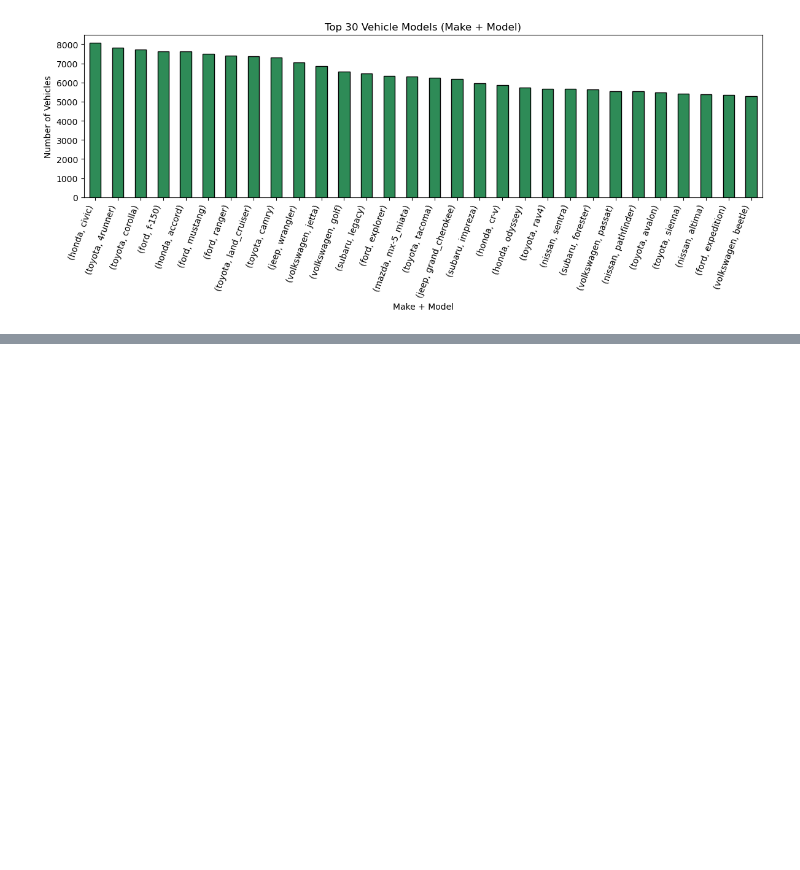
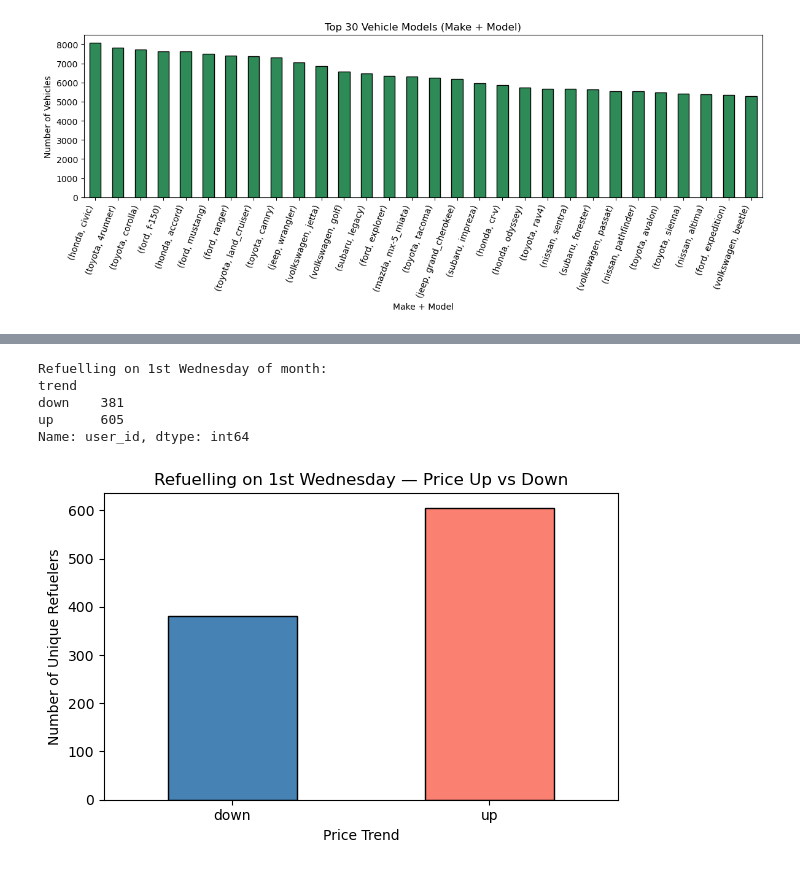
Before and after one commit to WitsPram/IDVE-assignment, a Jupyter notebook: cleaning.ipynb, the cells around one changed output, grey strips where cells are left out. Drawn from its saved outputs; the diff is of its cells as text; code cells hidden in the pictures; blank space fills up the shorter version.

```diff
--- a/cleaning.ipynb
+++ b/cleaning.ipynb
@@ -855,0 +980,25 @@ Length: 2270, dtype: int64
+# %%
+#4.3.5
+
+first_tue_wed = (
+    tmp[tmp["weekday_num"].isin([1, 2])]
+      .groupby(["month", "weekday_num"], observed=True)["day"]
+      .min()
+      .reset_index()
+)
+
+
+df_sa_first = tmp.merge(first_tue_wed, on=["month", "weekday_num", "day"], how="inner")
+
+price_trends = (
+    df_sa_first.groupby(["month", "weekday_num"])["cost_per_gallon_float"]
+               .mean()
+               .unstack()
+)
+
+
+price_trends["trend"] = np.where(price_trends[2] > price_trends[1], "up", "down")
+
+df_sa_first = df_sa_first.merge(price_trends["trend"], on="month", how="left")
+
+df_sa_first[["date_fueled_dt", "weekday_num", "cost_per_gallon_float", "trend"]].head(12)
@@ -855,0 +1019,25 @@ Length: 2270, dtype: int64
+# %%
+#4.3.6
+
+wed_df = df_sa_first[df_sa_first["weekday_num"] == 2]
+
+wed_counts = wed_df.groupby("trend")["user_id"].nunique()
+
+print("Refuelling on 1st Wednesday of month:")
+print(wed_counts)
+
+plt.figure(figsize=(6,4))
+wed_counts.plot(kind="bar", color=["steelblue", "salmon"], edgecolor="black")
+plt.title("Refuelling on 1st Wednesday — Price Up vs Down")
+plt.xlabel("Price Trend")
+plt.ylabel("Number of Unique Refuelers")
+plt.xticks(rotation=0)
+plt.tight_layout()
+plt.show()
+# %% [output]
+Refuelling on 1st Wednesday of month:
+trend
+down    381
+up      605
+Name: user_id, dtype: int64
+[figure, added]
```
Also changed, not shown: parts of 6 cells of this notebook.
